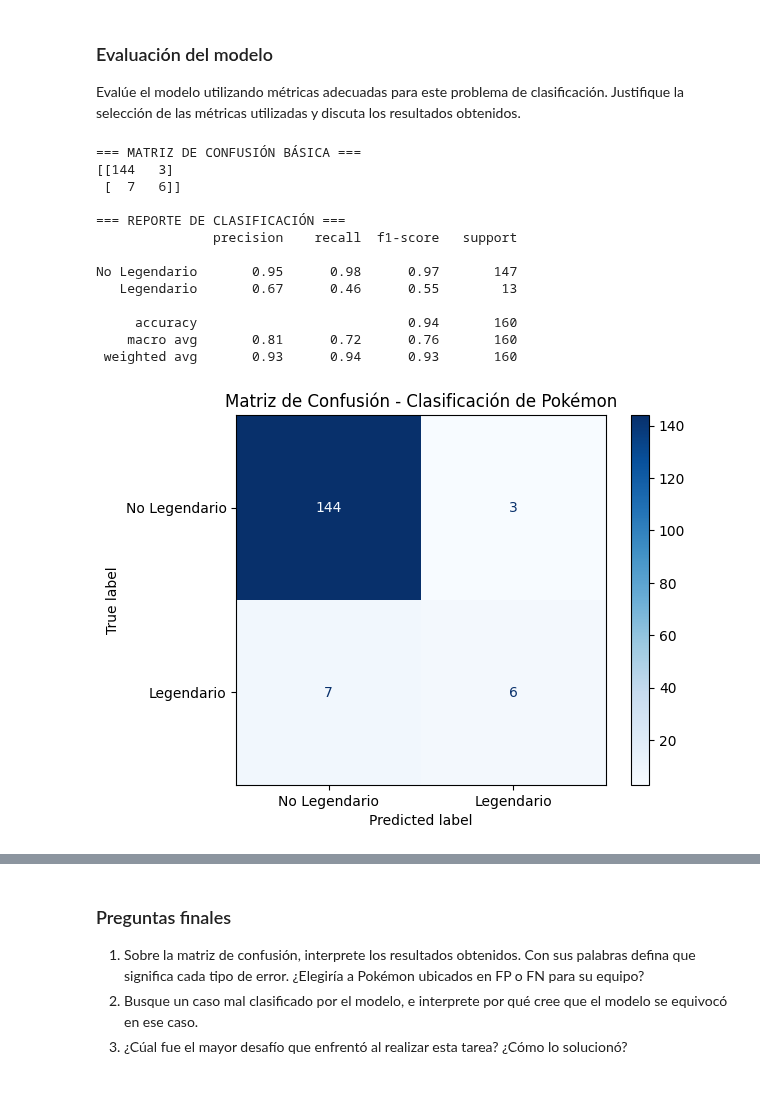
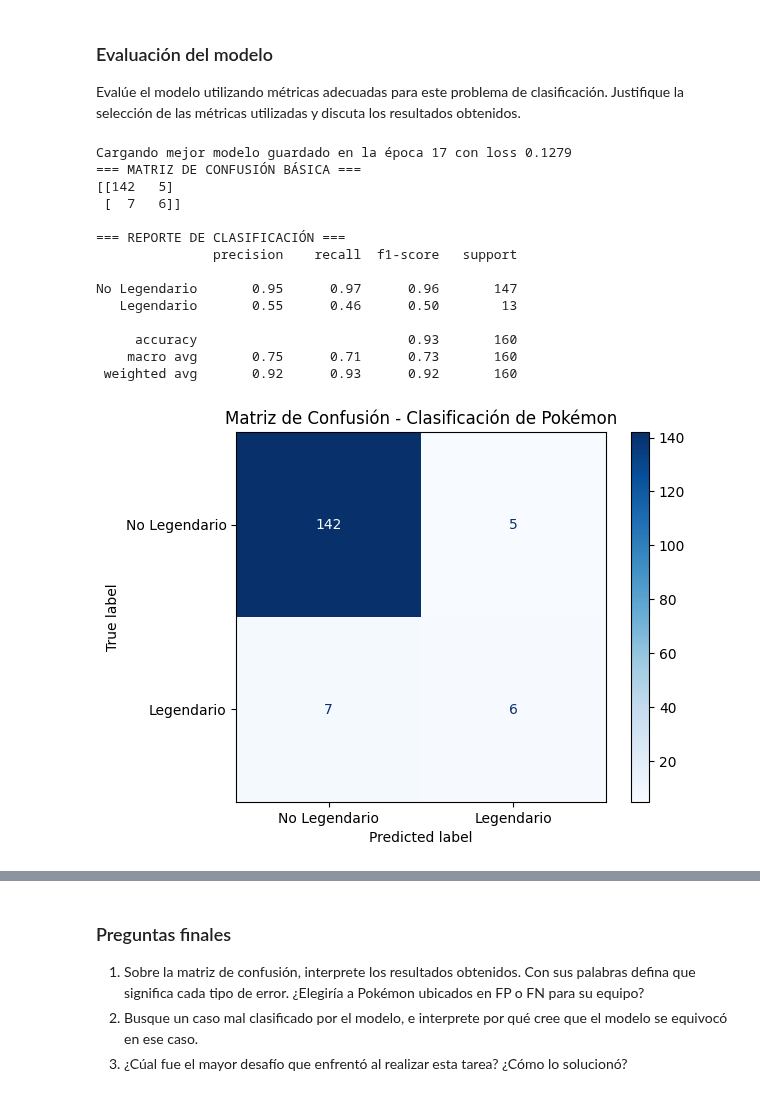
Before and after one commit to SebaOlat3/INFO257, a Jupyter notebook: tarea1.ipynb, the cells around one changed output, grey strips where cells are left out. Saved outputs shown, nothing was run; the diff lists cells and outputs as text; code cells hidden in the pictures.

```diff
--- a/tarea1.ipynb
+++ b/tarea1.ipynb
@@ -160,6 +160,5 @@ Defina un optimizador y una función de costo adecuado para el entrenamiento del
 import torch.optim as optim
 
 criterion = nn.CrossEntropyLoss()
-optimizer = optim.Adam(model.parameters(), lr=0.005)
-print("Función de pérdida y optimizador configurados.")
+print("Función de pérdida configurada.")
 # %% [output]
@@ -292,8 +351,16 @@ Total de Pokémon seleccionados para el Test: 160
 ### Evaluación del modelo
 Evalúe el modelo utilizando métricas adecuadas para este problema de clasificación. Justifique la selección de las métricas utilizadas y discuta los resultados obtenidos.
 # %%
+import os
 from sklearn.metrics import classification_report, confusion_matrix, ConfusionMatrixDisplay
 import matplotlib.pyplot as plt
+
+if os.path.exists(best_model_path):
+    checkpoint = torch.load(best_model_path, map_location='cpu')
+    model.load_state_dict(checkpoint['model_state_dict'])
+    print(f"Cargando mejor modelo guardado en la época {checkpoint['epoca']} con loss {checkpoint['loss']:.4f}")
+else:
+    print(f"No se encontró {best_model_path}. Se evaluará el modelo actual.")
 
 model.eval()
 all_preds = []
@@ -304,38 +371,39 @@ with torch.no_grad():
         outputs = model(x_batch)
         _, preds = torch.max(outputs, 1)
 
         all_preds.extend(preds.numpy())
         all_targets.extend(y_batch.numpy())
 
 # 1. Imprimir Reporte en texto plano
 print("=== MATRIZ DE CONFUSIÓN BÁSICA ===")
 print(confusion_matrix(all_targets, all_preds))
 
 print("\n=== REPORTE DE CLASIFICACIÓN ===")
 print(classification_report(all_targets, all_preds, target_names=['No Legendario', 'Legendario']))
 
 # 2. Desplegar la Matriz de Confusión Gráfica y Elegante
 ConfusionMatrixDisplay.from_predictions(
     all_targets,
     all_preds,
     display_labels=['No Legendario', 'Legendario'],
     cmap='Blues'
-)
+ )
 plt.title('Matriz de Confusión - Clasificación de Pokémon')
 plt.savefig('matriz_confusion_elegante.png', bbox_inches='tight')
 plt.show()
 # %% [output]
+Cargando mejor modelo guardado en la época 17 con loss 0.1279
 === MATRIZ DE CONFUSIÓN BÁSICA ===
-[[144   3]
+[[142   5]
  [  7   6]]
 
 === REPORTE DE CLASIFICACIÓN ===
                precision    recall  f1-score   support
 
-No Legendario       0.95      0.98      0.97       147
-   Legendario       0.67      0.46      0.55        13
+No Legendario       0.95      0.97      0.96       147
+   Legendario       0.55      0.46      0.50        13
 
-     accuracy                           0.94       160
-    macro avg       0.81      0.72      0.76       160
- weighted avg       0.93      0.94      0.93       160
+     accuracy                           0.93       160
+    macro avg       0.75      0.71      0.73       160
+ weighted avg       0.92      0.93      0.92       160
-[figure, old version]
+[figure, new version]
```
Also changed, not shown: parts of 8 cells of this notebook, 13 other files.
